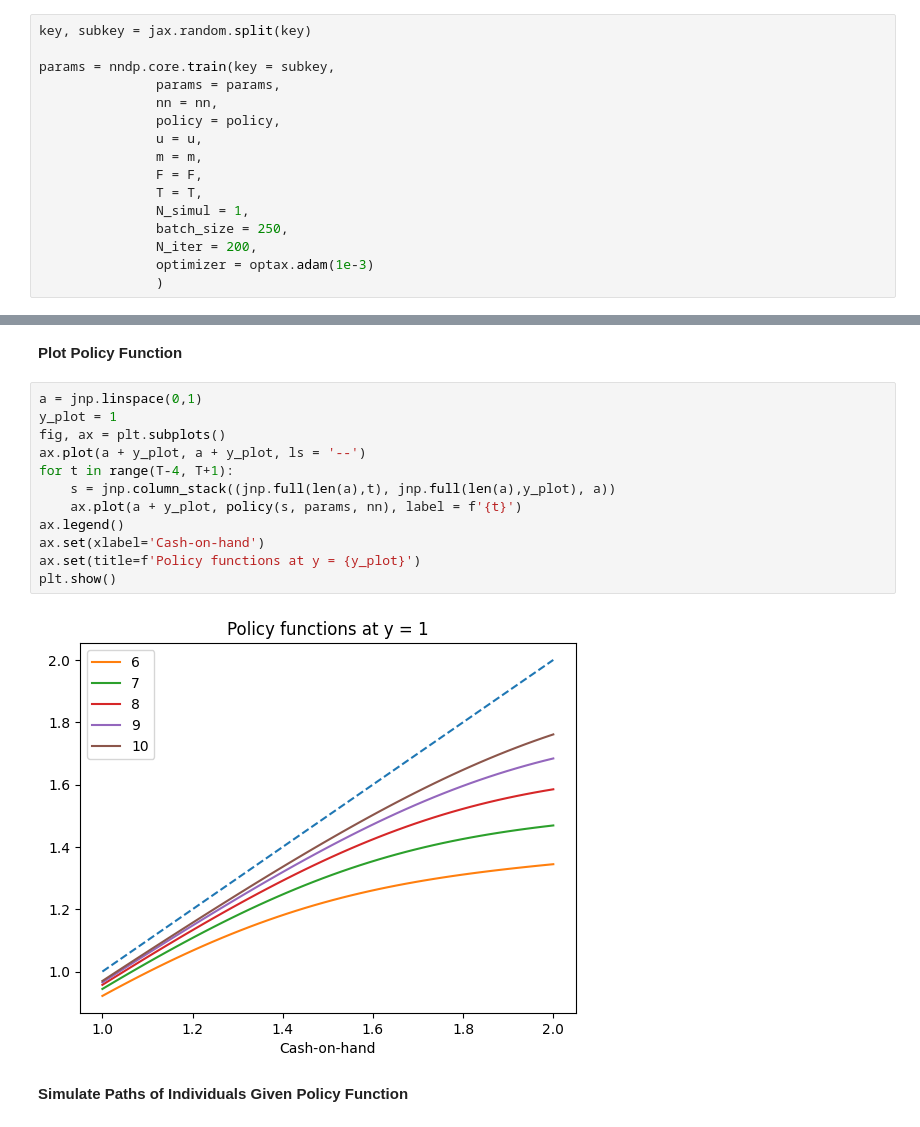
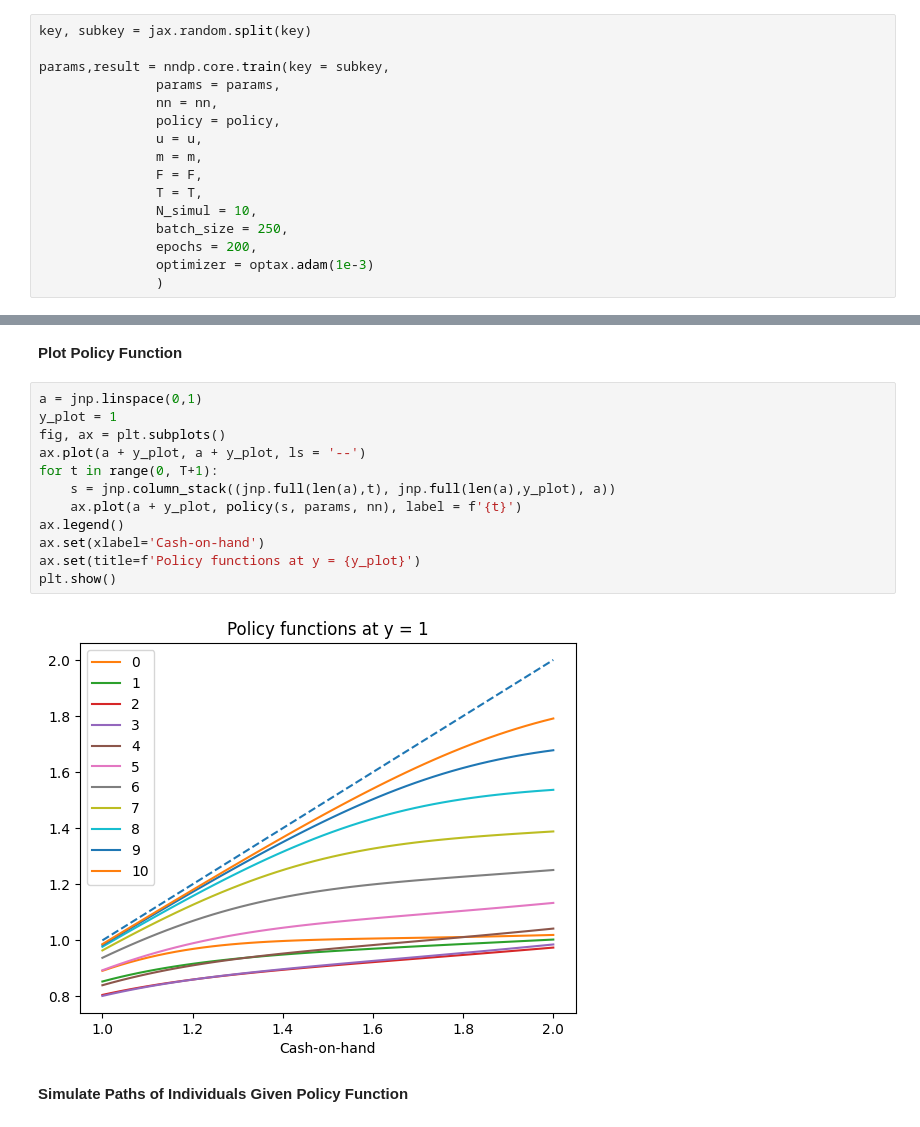
Before and after one commit to marcdelabarrera/nndp, a Jupyter notebook: docs/source/notebooks/income_fluctuations/main.ipynb, the cells around one changed output, grey strips where cells are left out. Saved outputs shown, nothing was run; the diff lists cells and outputs as text.

Commit message:
add train results

```diff
--- a/docs/source/notebooks/income_fluctuations/main.ipynb
+++ b/docs/source/notebooks/income_fluctuations/main.ipynb
@@ -33,7 +33,7 @@ params, nn = nndp.initialize_deep_nn(subkey,
 # %%
 key, subkey = jax.random.split(key)
 
-params = nndp.core.train(key = subkey,
+params,result = nndp.core.train(key = subkey,
                params = params,
                nn = nn,
                policy = policy,
@@ -41,9 +41,9 @@ params = nndp.core.train(key = subkey,
                m = m,
                F = F,
                T = T,
-               N_simul = 1,
+               N_simul = 10,
                batch_size = 250,
-               N_iter = 200,
+               epochs = 200,
                optimizer = optax.adam(1e-3)
                )
 # %% [output]
@@ -53,17 +59,17 @@ Objective value on training iteration 199 out of 200: -96.02420806884766
 # %%
 a = jnp.linspace(0,1)
 y_plot = 1
 fig, ax = plt.subplots()
 ax.plot(a + y_plot, a + y_plot, ls = '--')
-for t in range(T-4, T+1):
+for t in range(0, T+1):
     s = jnp.column_stack((jnp.full(len(a),t), jnp.full(len(a),y_plot), a))
     ax.plot(a + y_plot, policy(s, params, nn), label = f'{t}')
 ax.legend()
 ax.set(xlabel='Cash-on-hand')
 ax.set(title=f'Policy functions at y = {y_plot}')
 plt.show()
 # %% [output]
-[figure, old version]
+[figure, new version]
 # %% [markdown]
 **Simulate Paths of Individuals Given Policy Function**
 # %%
```
Also changed, not shown: parts of 2 cells of this notebook, 1 other file.
